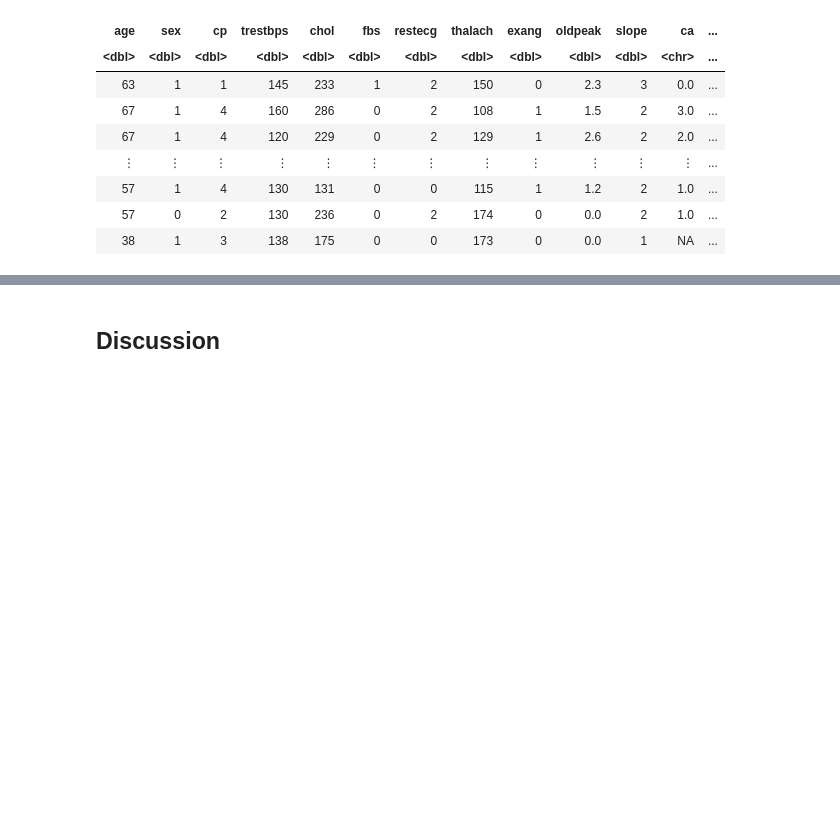
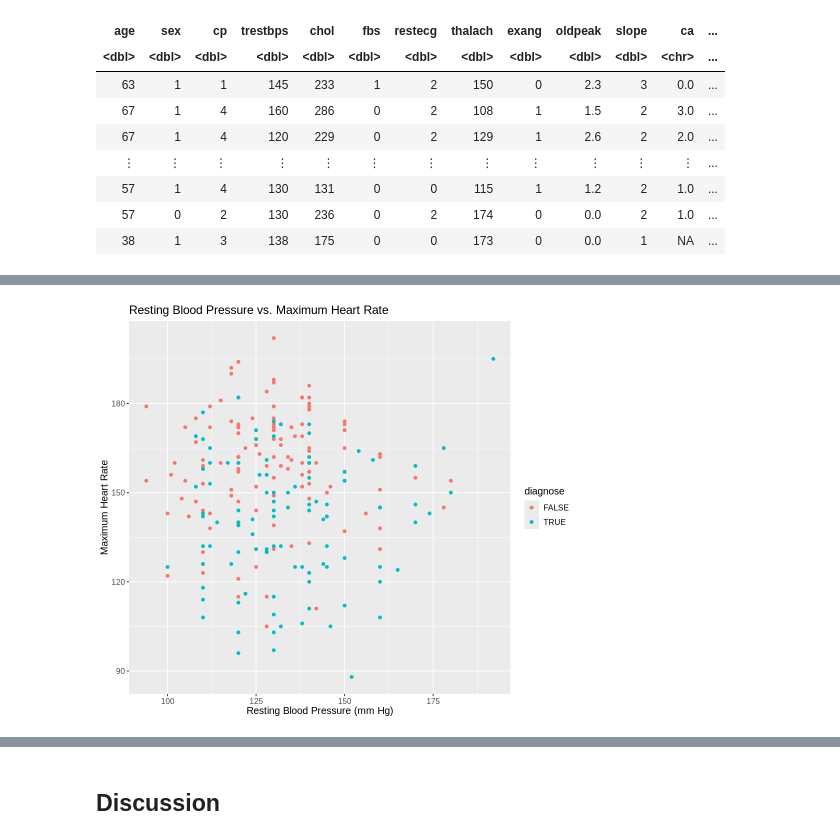
Before and after one commit to gracieS02/group_proposal, a Jupyter notebook: group_report/Group_Report.ipynb, the cells around one changed output, grey strips where cells are left out. Saved outputs shown, nothing was run; the diff lists cells and outputs as text; code cells hidden in the pictures; blank space fills up the shorter version.

Commit message:
Added code for determining best k value, ended right before plot
summarized data, visualized, set up model and recipe, set up workflow and started the accuracy vs k plot!

```diff
--- a/group_report/Group_Report.ipynb
+++ b/group_report/Group_Report.ipynb
@@ -42,11 +42,16 @@ download.file(url, "processed_cleveland.csv")
 cleveland_data <- read_csv("processed_cleveland.csv",
                            col_name = c("age", "sex", "cp", "trestbps", "chol", "fbs", "restecg", "thalach", "exang", "oldpeak", "slope", "ca", "thal", "num"))
 
-cleveland_data[cleveland_data == "?"] <- NA
+#finding elements
+elements <- cleveland_data == "?"
 
-cleveland_data <- mutate(cleveland_data, diagnose = ifelse(is.na(num), NA, (num > 0)), diagnose = as.factor(diagnose))
+#replacing elements with NA
+is.na(cleveland_data) <- elements
 
-cleveland_data
+#finalizing tidying steps; factoring diagnosis
+cleveland_data_cleaned <- mutate(cleveland_data, diagnose = ifelse(is.na(num), NA, (num > 0)), diagnose = as.factor(diagnose))
+
+cleveland_data_cleaned
 # %% [output]
 Rows: 303 Columns: 14
 ── Column specification ────────────────────────────────────────────────────────
@@ -76,6 +74,10 @@ ERROR: Error in parse(text = x, srcfile = src): <text>:2:0: unexpected end of in
 # %%
 #splitting the dataframe into training and testing sets
-cleveland_split <- initial_split(cleveland_data, prop = 3/4, strata = num)
+cleveland_split <- initial_split(cleveland_data_cleaned, prop = 0.75, strata = num)
 
 cleveland_training <- training(cleveland_split)
 cleveland_testing <- testing(cleveland_split)
+
+#counting the number of rows per split to ensure it was split correctly
+nrow(cleveland_training)
+nrow(cleveland_testing)
@@ -81,0 +104,15 @@ cleveland_testing <- testing(cleveland_split)
+# %%
+#plot a visualization of training data
+options(repr.plot.width = 8, repr.plot.height = 7)
+
+bp_thalach_plot <-ggplot(cleveland_training, aes(x=trestbps, y=thalach, color=diagnose)) +
+                  geom_point() +
+                  xlab("Resting Blood Pressure (mm Hg)") +
+                  ylab("Maximum Heart Rate") +
+                  ggtitle("Resting Blood Pressure vs. Maximum Heart Rate") +
+                  theme(text = element_text(size = 12))
+
+
+bp_thalach_plot
+# %% [output]
+[figure, added]
```
Also changed, not shown: parts of 6 cells of this notebook.
